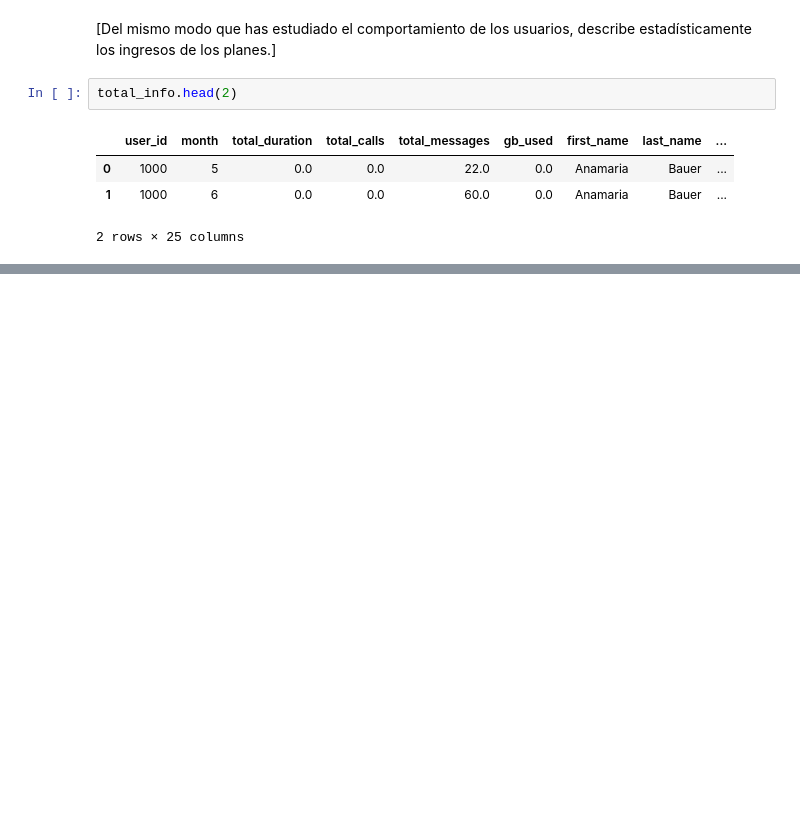
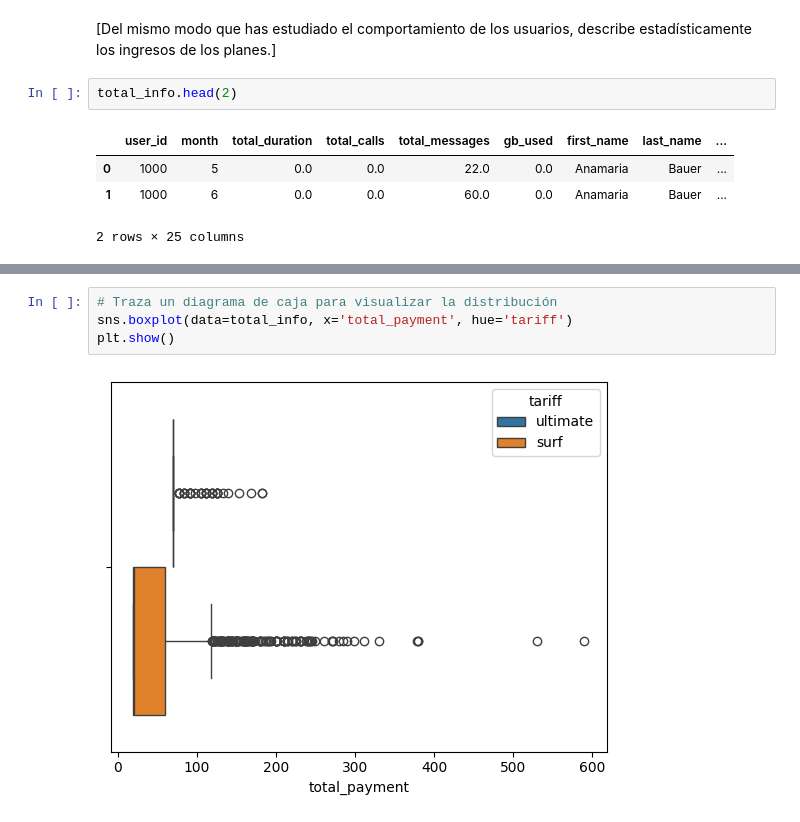
Before and after one commit to DiffelVIA/Sprint_5, a Jupyter notebook: sprint_5.ipynb, the cells around one changed output, grey strips where cells are left out. Drawn from its saved outputs; the diff is of its cells as text; blank space fills up the shorter version.

```diff
--- a/sprint_5.ipynb
+++ b/sprint_5.ipynb
@@ -766,0 +782,6 @@ income_boxplot.describe()
+# %%
+# Traza un diagrama de caja para visualizar la distribución
+sns.boxplot(data=total_info, x='total_payment', hue='tariff')
+plt.show()
+# %% [output]
+[figure, added]
```
Also changed, not shown: parts of 9 cells of this notebook.
